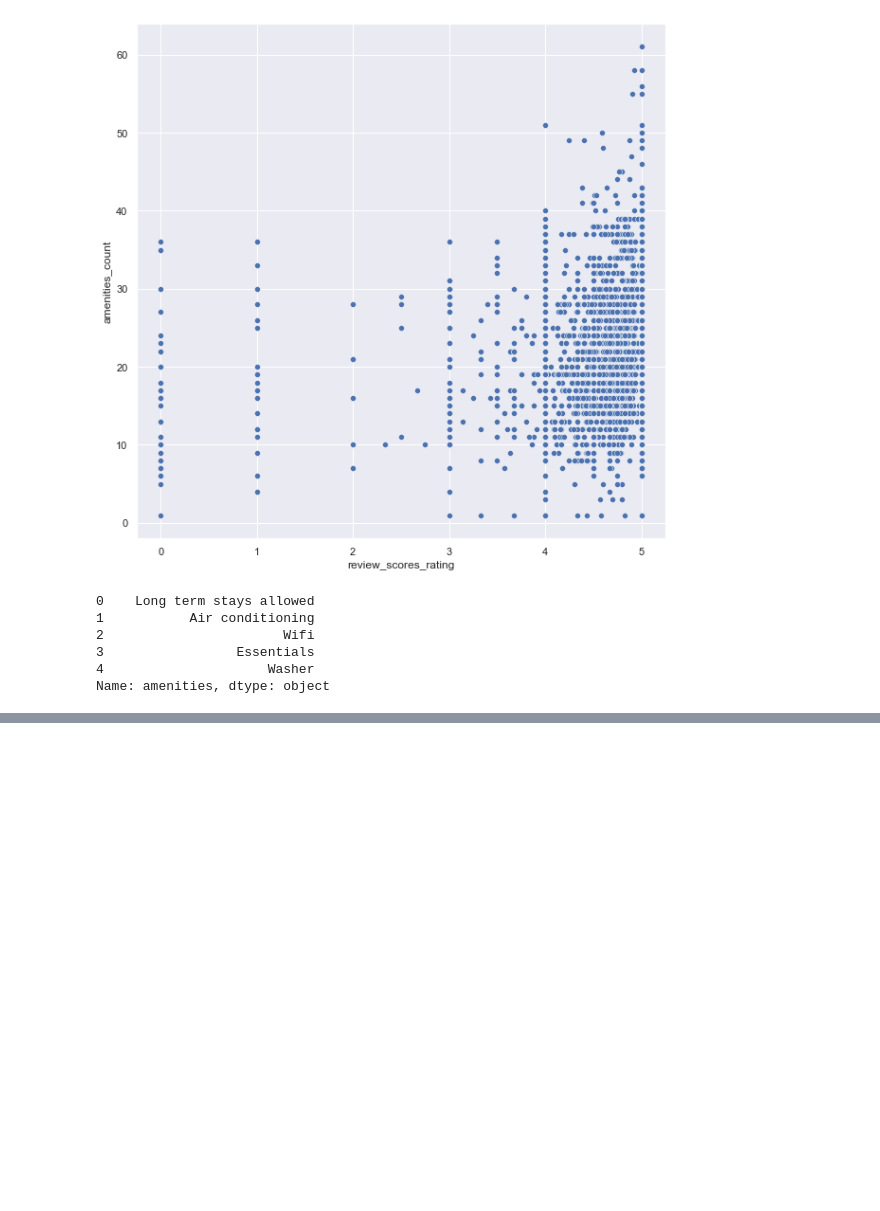
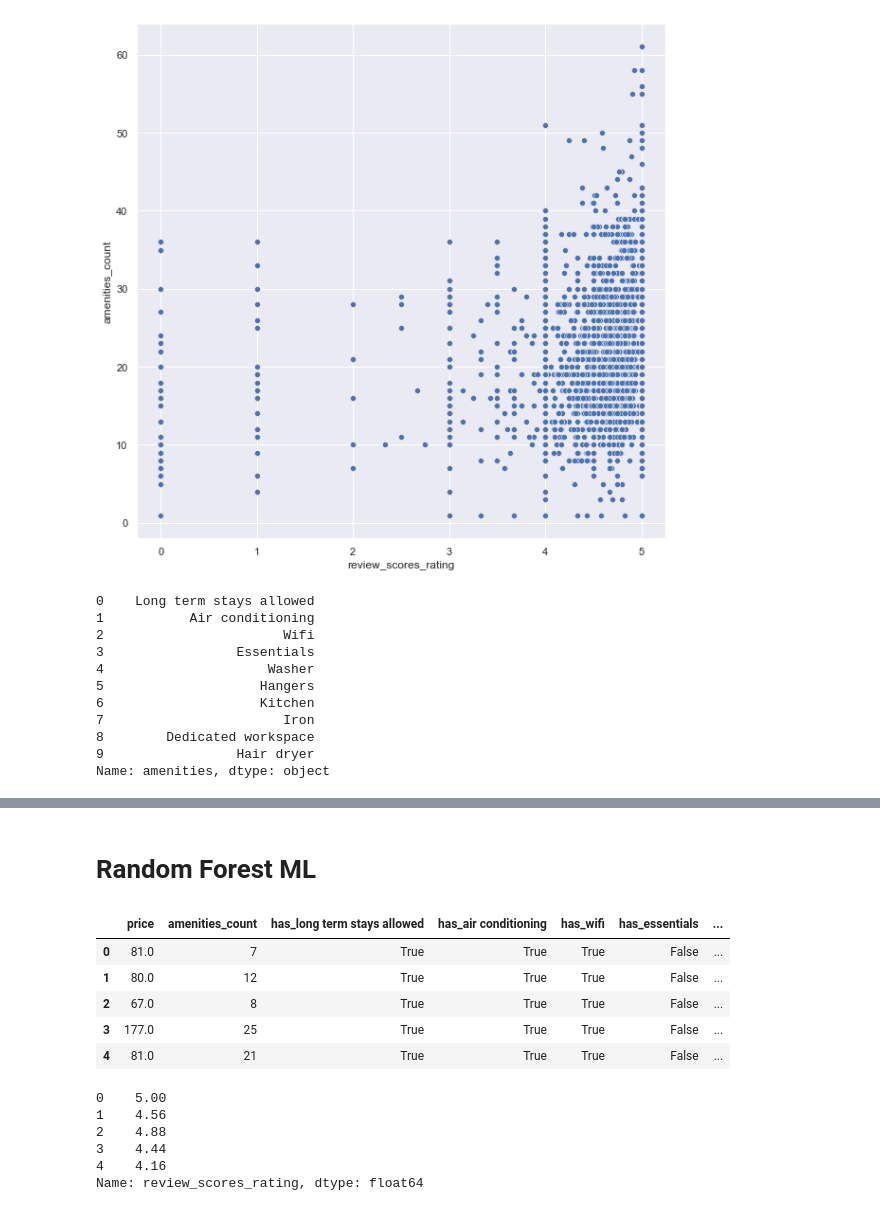
Before and after one commit to boonhaoyeo/SC1015-Mini-Project, a Jupyter notebook: Test Project for Amenities.ipynb, the cells around one changed output, grey strips where cells are left out. Cells and saved outputs as stored; diff of their text form; code cells hidden in the pictures; blank space fills up the shorter version.

```diff
--- a/Test Project for Amenities.ipynb
+++ b/Test Project for Amenities.ipynb
@@ -193,14 +194,19 @@ sb.scatterplot(x=amenities['review_scores_rating'], y=amenities['amenities_count
 <AxesSubplot:xlabel='review_scores_rating', ylabel='amenities_count'>
 [figure]
 # %%
-amenity_list_top5 = test_df['amenities'].head(5)
-print(amenity_list_top5)
+amenity_list_top10 = test_df['amenities'].head(10)
+print(amenity_list_top10)
 # %% [output]
 0    Long term stays allowed
 1           Air conditioning
 2                       Wifi
 3                 Essentials
 4                     Washer
+5                    Hangers
+6                    Kitchen
+7                       Iron
+8        Dedicated workspace
+9                 Hair dryer
 Name: amenities, dtype: object
 # %%
 #check amenity list against amenity column to see if it exists, then
@@ -222,3 +228,33 @@ See the caveats in the documentation: https://pandas.pydata.org/pandas-docs/stab
 | 2 | 67.0 | 4.88 | Air conditioning, Kitchen, Elevat... | 8 | True | True | ... |
 | 3 | 177.0 | 4.44 | Wifi, Washer, Kitchen, Long term ... | 25 | True | True | ... |
 | 4 | 81.0 | 4.16 | Wifi, Washer, Kitchen, Long term ... | 21 | True | True | ... |
+# %% [markdown]
+# Random Forest ML
+# %%
+from sklearn.model_selection import train_test_split
+#amenities = amenities.replace({True: 1, False: 0})
+amenities = amenities.fillna(amenities['review_scores_rating'].median())
+#amenities = amenities.dropna(subset=['review_scores_rating'])
+X = amenities.drop(columns=['review_scores_rating', 'amenities'], axis=1)
+y = amenities['review_scores_rating']
+X_train, X_test, y_train, y_test = train_test_split(X, y, test_size = 0.3, random_state = 5)
+X.head()
+# %% [output]
+|  | price | amenities_count | has_long term stays allowed | has_air conditioning | has_wifi | has_essentials | ... |
+| 0 | 81.0 | 7 | True | True | True | False | ... |
+| 1 | 80.0 | 12 | True | True | True | False | ... |
+| 2 | 67.0 | 8 | True | True | True | False | ... |
+| 3 | 177.0 | 25 | True | True | True | False | ... |
+| 4 | 81.0 | 21 | True | True | True | False | ... |
+# %%
+from sklearn.ensemble import RandomForestRegressor
+regressor = RandomForestRegressor(n_estimators = 10000, random_state = 5)
+regressor.fit(X_train, y_train)
+y.head()
+# %% [output]
+0    5.00
+1    4.56
+2    4.88
+3    4.44
+4    4.16
+Name: review_scores_rating, dtype: float64
```
Also changed, not shown: parts of 15 cells of this notebook.
